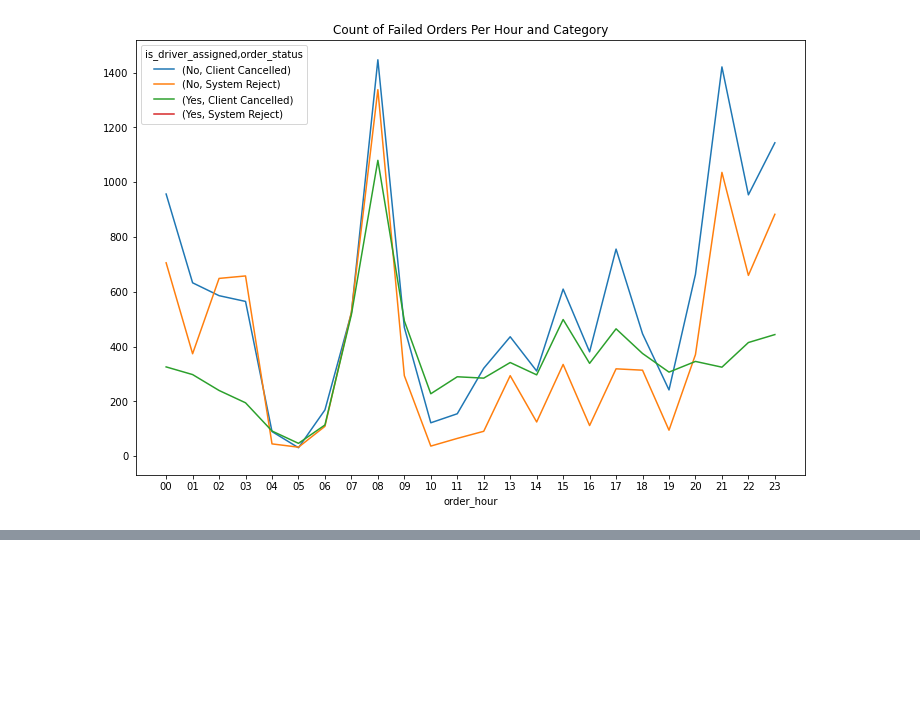
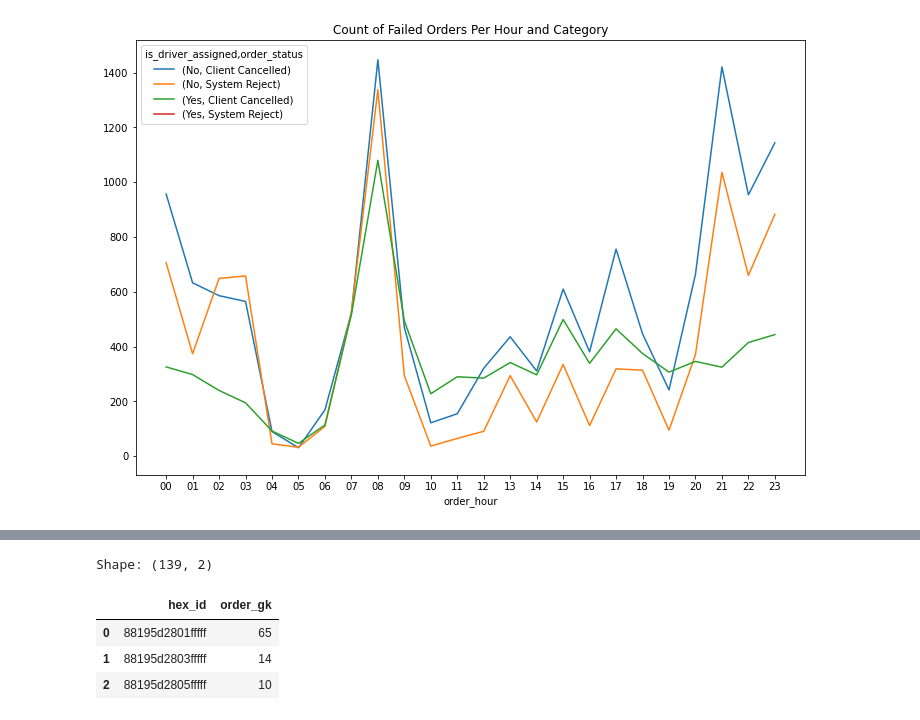
Before and after one commit to tugceturkkal/Data-Projects, a Jupyter notebook: Insights from Failed Orders.ipynb, the cells around one changed output, grey strips where cells are left out. Saved outputs shown, nothing was run; the diff lists cells and outputs as text; code cells hidden in the pictures; blank space fills up the shorter version.

```diff
--- a/Insights from Failed Orders.ipynb
+++ b/Insights from Failed Orders.ipynb
@@ -164,0 +212,10 @@ data_question_2.reset_index().pivot(index = 'order_hour', columns = ['is_driver_
+# %%
+data_question_5 = data.groupby(by = 'hex_id')['order_gk'].count().reset_index()
+print('Shape:', data_question_5.shape)
+data_question_5.head(3)
+# %% [output]
+Shape: (139, 2)
+|  | hex_id | order_gk |
+| 0 | 88195d2801fffff | 65 |
+| 1 | 88195d2803fffff | 14 |
+| 2 | 88195d2805fffff | 10 |
```
Also changed, not shown: parts of 20 cells of this notebook.
